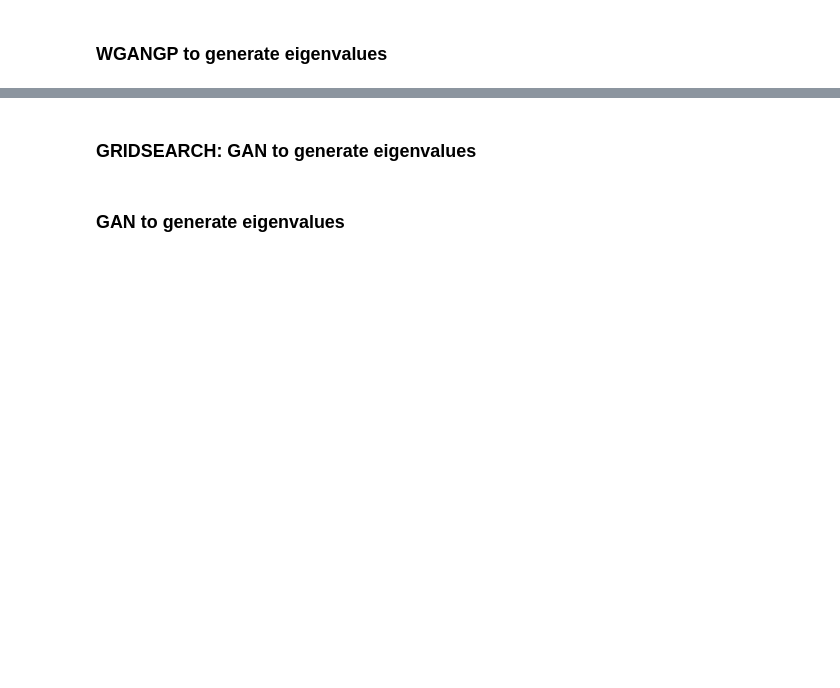
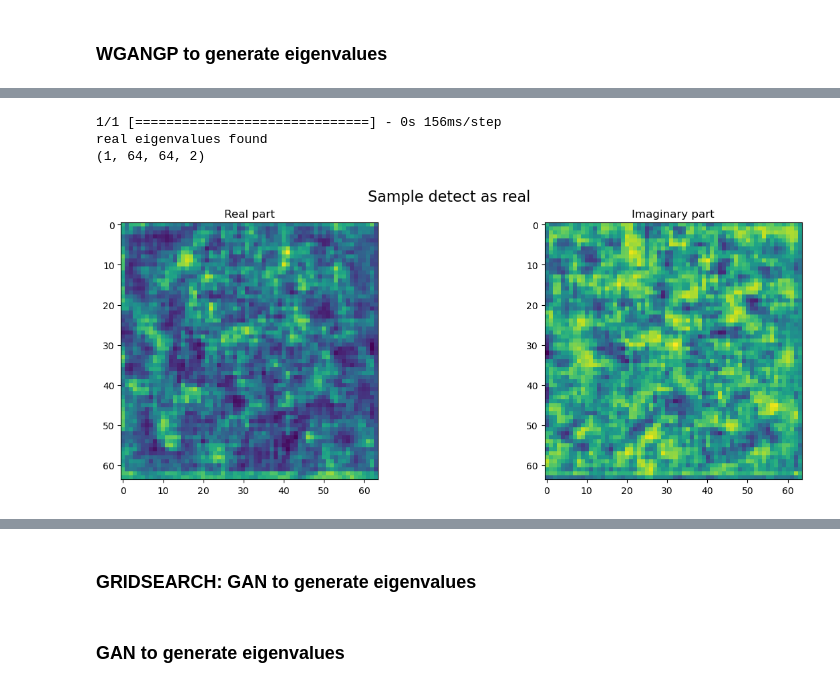
Before and after one commit to raskharkapakh/Master-Arbeit, a Jupyter notebook: python_files/GAN2/notebook2.ipynb, the cells around one changed output, grey strips where cells are left out. Drawn from its saved outputs; the diff is of its cells as text; code cells hidden in the pictures; blank space fills up the shorter version.

```diff
--- a/python_files/GAN2/notebook2.ipynb
+++ b/python_files/GAN2/notebook2.ipynb
@@ -83,0 +118,42 @@ real eigenvalues found
+# %%
+import numpy as np
+import matplotlib.pyplot as plt
+
+is_real, sample = evecs_wgangp.generate_evecs()
+print(sample.shape)
+
+sample_real = sample[0, :, :, 0] # get real part from sample
+sample_imag = sample[0, :, :, 1] # get imaginary part from sample
+
+if is_real:
+
+    fig = plt.figure(figsize=(15,5))
+
+    plt.subplot(1,2,1)
+    plt.title("Real part")
+    plt.imshow(sample_real)
+
+    plt.subplot(1,2,2)
+    plt.title("Imaginary part")
+    plt.imshow(sample_imag)
+
+    fig.suptitle('Sample detect as real', fontsize=16)
+
+
+else:
+    fig = plt.figure(figsize=(15,5))
+
+    plt.subplot(1,2,1)
+    plt.title("Real part")
+    plt.imshow(sample_real)
+
+    plt.subplot(1,2,2)
+    plt.title("Imaginary part")
+    plt.imshow(sample_imag)
+
+    fig.suptitle('Sample detect as fake', fontsize=16)
+# %% [output]
+1/1 [==============================] - 0s 156ms/step
+real eigenvalues found
+(1, 64, 64, 2)
+[figure, added]
```
Also changed, not shown: parts of 10 cells of this notebook, 16 other files.
